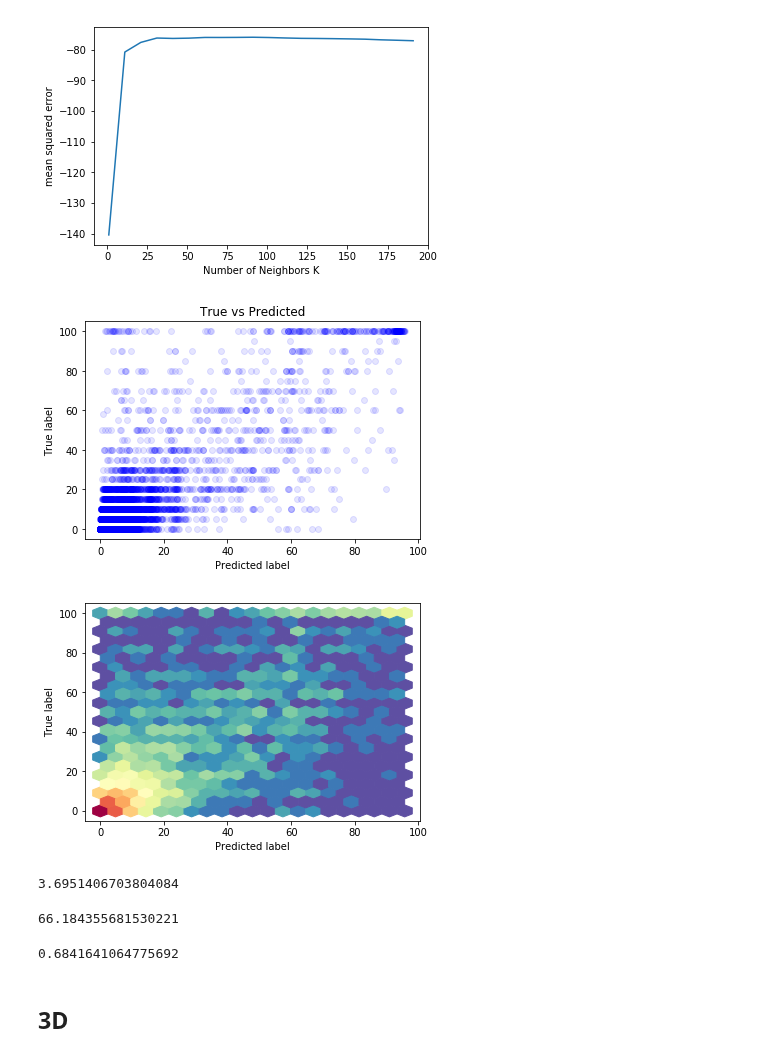
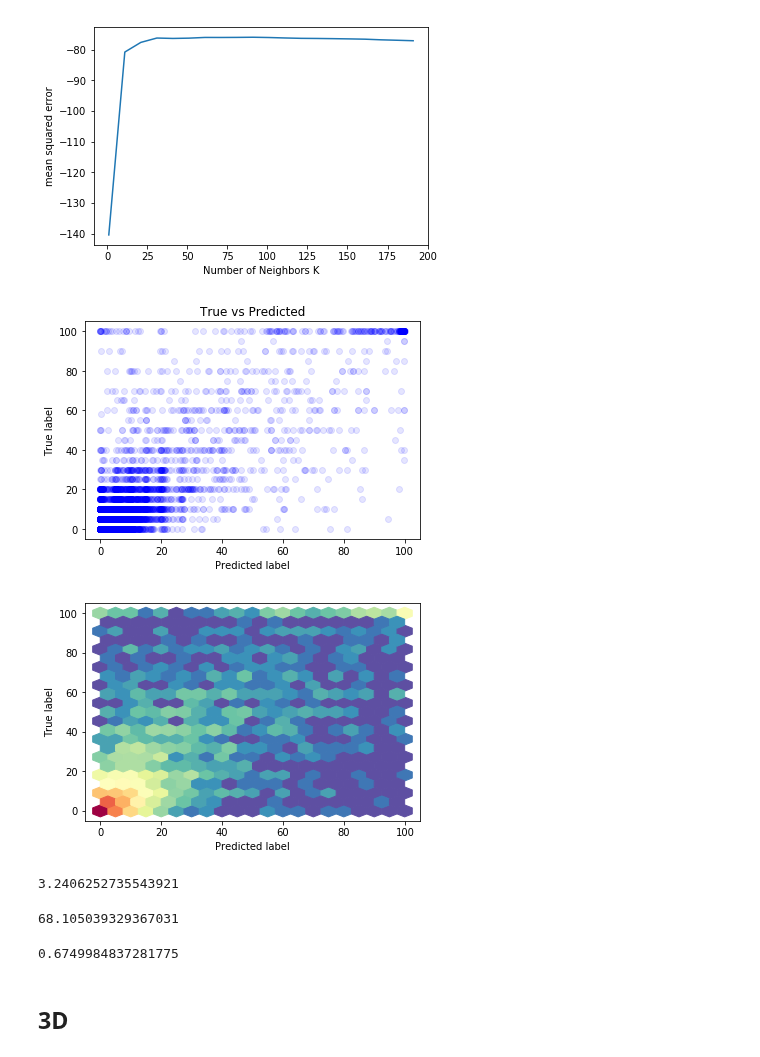
Before and after one commit to janickrohrbach/arthritis-net, a Jupyter notebook: embeddings_regression_transfer_learning.ipynb, the cells around one changed output. Cells and saved outputs as stored; diff of their text form; code cells hidden in the pictures.

Commit message:
embeddings for the test set

```diff
--- a/embeddings_regression_transfer_learning.ipynb
+++ b/embeddings_regression_transfer_learning.ipynb
@@ -48,3 +61,6 @@ imgs = np.array(imgs_rgb)
+# %%
+img_train_rgb = np.array(img_train_rgb)
+img_test_rgb = np.array(img_test_rgb)
 # %%
 from tensorflow.python.keras import backend as K
 
@@ -56,7 +72,7 @@ def crps(y_true, y_pred):
 # %%
 from tensorflow.python.keras.models import load_model
 
-loaded_model = load_model("/data/joint_scoring/models/20171128_000703.h5", custom_objects={"crps":crps})
+loaded_model = load_model("/cluster/home/rohrbjan/joint_scoring/models/20171128_000703.h5", custom_objects={"crps":crps})
 # %%
 p = loaded_model.predict(imgs)
 # %%
@@ -105,3 +119,6 @@ embeddings = model.predict(imgs)
+# %%
+embeddings_train = model.predict(img_train_rgb)
+embeddings_test = model.predict(img_test_rgb)
 # %%
 from sklearn.decomposition import PCA
 x_50d = PCA(n_components=50).fit_transform(embeddings)
@@ -214,36 +227,41 @@ pred = cross_val_predict(estimator=knn, X=embeddings, y=y, cv=10)
+# %%
+knn = KNeighborsRegressor(n_neighbors=91)
+knn = knn.fit(X=embeddings_train, y=labels_train)
+pred = knn.predict(X=embeddings_test)
 # %%
+from matplotlib import pyplot as plt
 plt.close()
 
 plt.title("True vs Predicted")
 plt.xlabel('Predicted label')
 plt.ylabel('True label')
-plt.scatter(x=pred, y=y, color="blue", alpha=0.1)
+plt.scatter(x=pred, y=labels_test, color="blue", alpha=0.1)
 
 plt.show()
 # %% [output]
-[figure, old version]
+[figure, new version]
 # %%
 plt.xlabel('Predicted label')
 plt.ylabel('True label')
-plt.hexbin(x=pred, y=y, gridsize=20, bins='log', cmap=plt.cm.Spectral_r)
+plt.hexbin(x=pred, y=labels_test, gridsize=20, bins='log', cmap=plt.cm.Spectral_r)
 
 plt.show()
 # %% [output]
-[figure, old version]
+[figure, new version]
 # %%
 from sklearn.metrics import mean_absolute_error, mean_squared_error, r2_score
 # %%
-mean_absolute_error(y_true=y, y_pred=pred)
+mean_absolute_error(y_true=labels_test, y_pred=pred)
 # %% [output]
-3.6951406703804084
+3.2406252735543921
 # %%
-mean_squared_error(y_true=y, y_pred=pred)
+mean_squared_error(y_true=labels_test, y_pred=pred)
 # %% [output]
-66.184355681530221
+68.105039329367031
 # %%
-r2_score(y_true=y, y_pred=pred)
+r2_score(y_true=labels_test, y_pred=pred)
 # %% [output]
-0.6841641064775692
+0.6749984837281775
 # %% [markdown]
 ## 3D
 # %%
```
Also changed, not shown: parts of 7 cells of this notebook, 1 other file.
